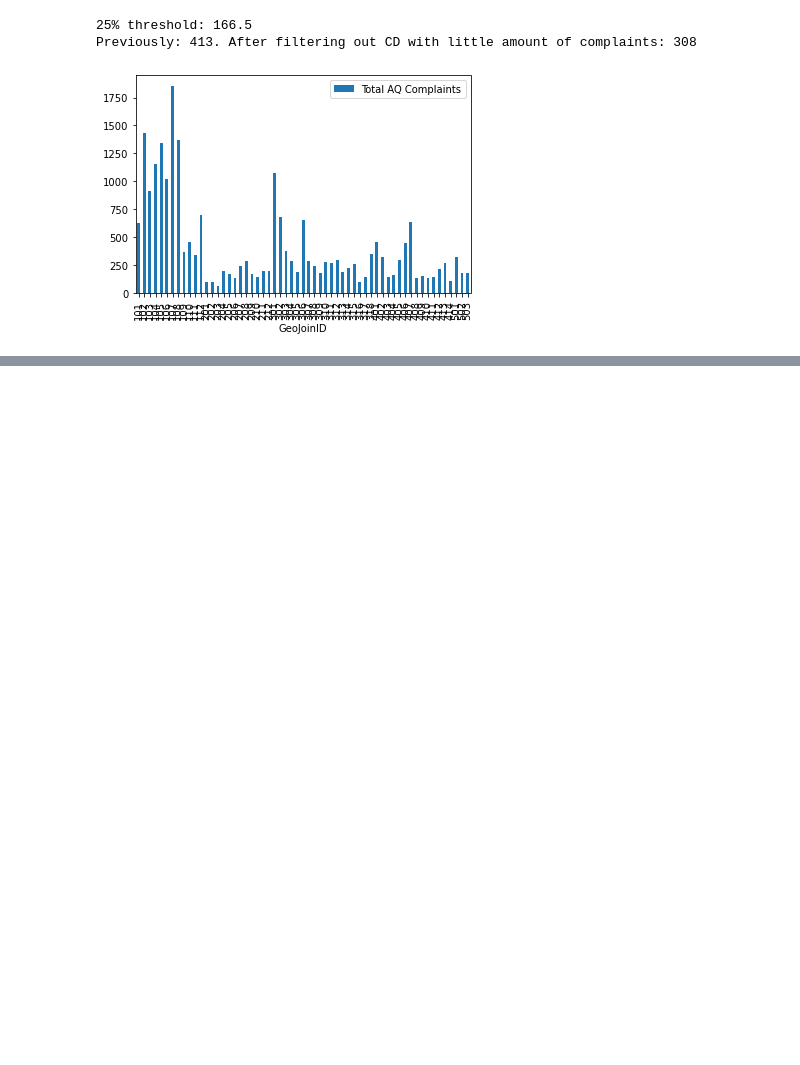
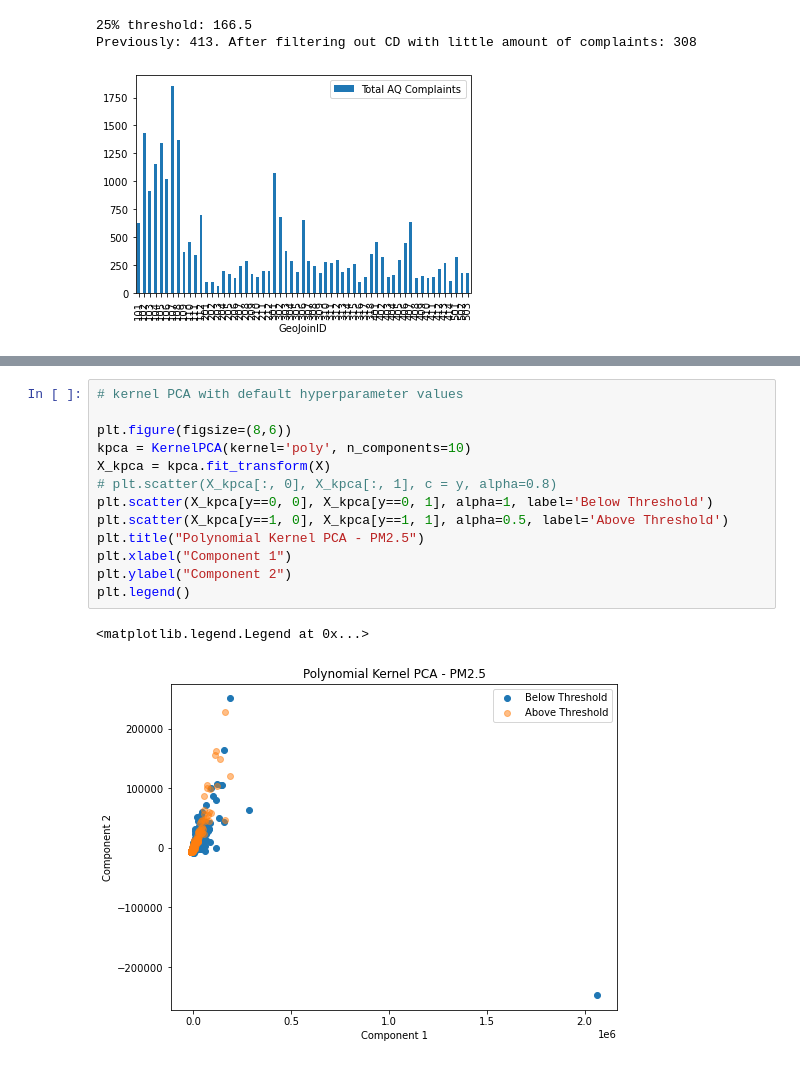
Before and after one commit to amaqals/CUSP2021ADS-Team, a Jupyter notebook: Hypothesis_1.ipynb, the cells around one changed output, grey strips where cells are left out. Cells and saved outputs as stored; diff of their text form; blank space fills up the shorter version.

```diff
--- a/Hypothesis_1.ipynb
+++ b/Hypothesis_1.ipynb
@@ -838,0 +987,16 @@ for pollutant in pollutant_dict:
+# %%
+# kernel PCA with default hyperparameter values
+
+plt.figure(figsize=(8,6))
+kpca = KernelPCA(kernel='poly', n_components=10)
+X_kpca = kpca.fit_transform(X)
+# plt.scatter(X_kpca[:, 0], X_kpca[:, 1], c = y, alpha=0.8)
+plt.scatter(X_kpca[y==0, 0], X_kpca[y==0, 1], alpha=1, label='Below Threshold')
+plt.scatter(X_kpca[y==1, 0], X_kpca[y==1, 1], alpha=0.5, label='Above Threshold')
+plt.title("Polynomial Kernel PCA - PM2.5")
+plt.xlabel("Component 1")
+plt.ylabel("Component 2")
+plt.legend()
+# %% [output]
+<matplotlib.legend.Legend at 0x...>
+[figure, added]
```
Also changed, not shown: parts of 60 cells of this notebook.
